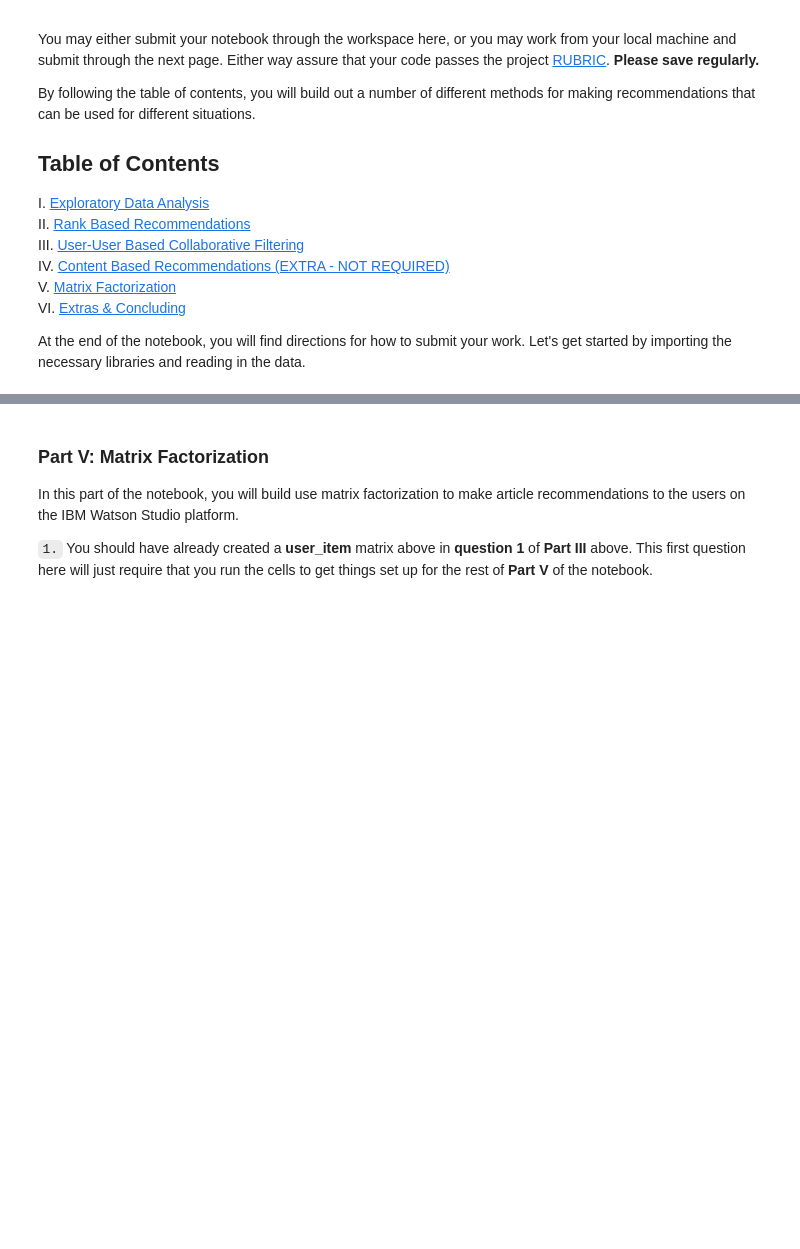
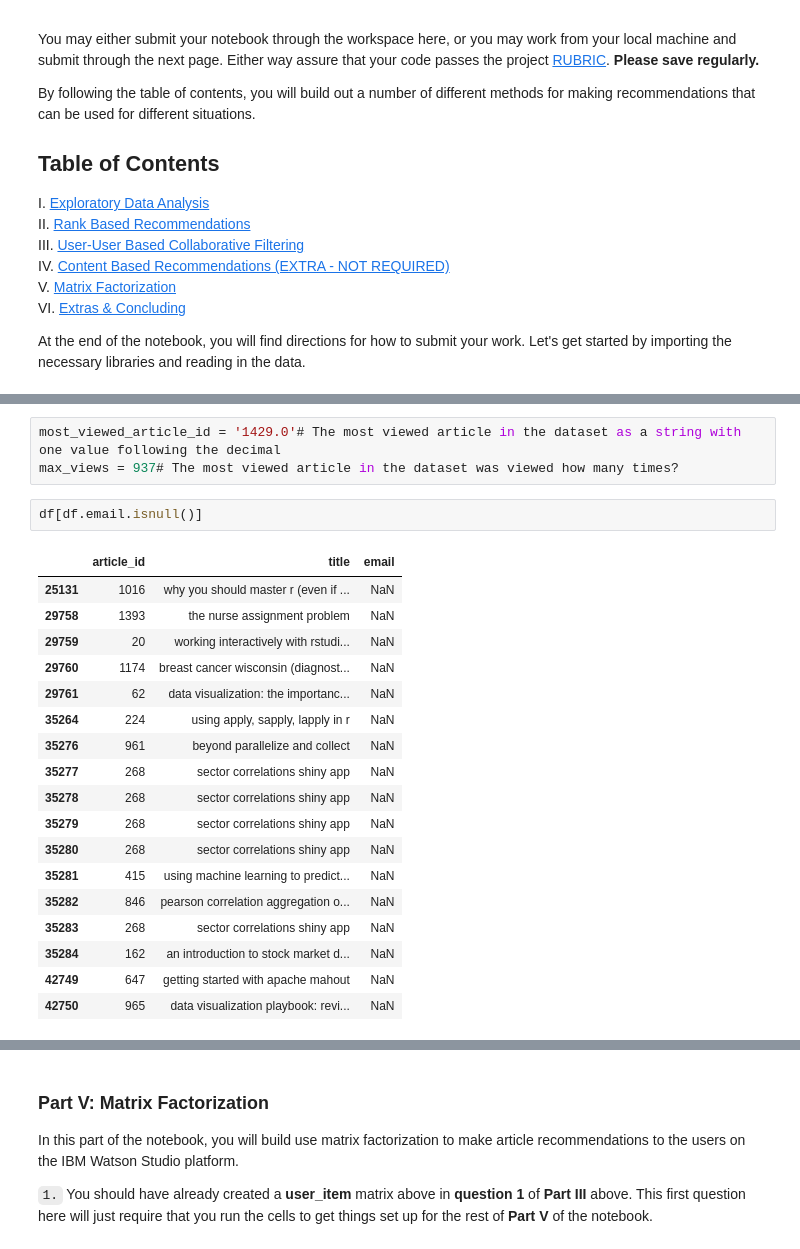
Before and after one commit to ilknurCakir/Recommendations-with-IBM, a Jupyter notebook: Recommendations_with_IBM.ipynb, the cells around one changed output, grey strips where cells are left out. Drawn from its saved outputs; the diff is of its cells as text; blank space fills up the shorter version.

```diff
--- a/Recommendations_with_IBM.ipynb
+++ b/Recommendations_with_IBM.ipynb
@@ -44,3 +208,27 @@ df.head()
+# %%
+most_viewed_article_id = '1429.0'# The most viewed article in the dataset as a string with one value following the decimal
+max_views = 937# The most viewed article in the dataset was viewed how many times?
+# %%
+df[df.email.isnull()]
+# %% [output]
+|  | article_id | title | email |
+| 25131 | 1016 | why you should master r (even if ... | NaN |
+| 29758 | 1393 | the nurse assignment problem | NaN |
+| 29759 | 20 | working interactively with rstudi... | NaN |
+| 29760 | 1174 | breast cancer wisconsin (diagnost... | NaN |
+| 29761 | 62 | data visualization: the importanc... | NaN |
+| 35264 | 224 | using apply, sapply, lapply in r | NaN |
+| 35276 | 961 | beyond parallelize and collect | NaN |
+| 35277 | 268 | sector correlations shiny app | NaN |
+| 35278 | 268 | sector correlations shiny app | NaN |
+| 35279 | 268 | sector correlations shiny app | NaN |
+| 35280 | 268 | sector correlations shiny app | NaN |
+| 35281 | 415 | using machine learning to predict... | NaN |
+| 35282 | 846 | pearson correlation aggregation o... | NaN |
+| 35283 | 268 | sector correlations shiny app | NaN |
+| 35284 | 162 | an introduction to stock market d... | NaN |
+| 42749 | 647 | getting started with apache mahout | NaN |
+| 42750 | 965 | data visualization playbook: revi... | NaN |
 # %%
 ## No need to change the code here - this will be helpful for later parts of the notebook
 # Run this cell to map the user email to a user_id column and remove the email column
```
Also changed, not shown: parts of 43 cells of this notebook.
